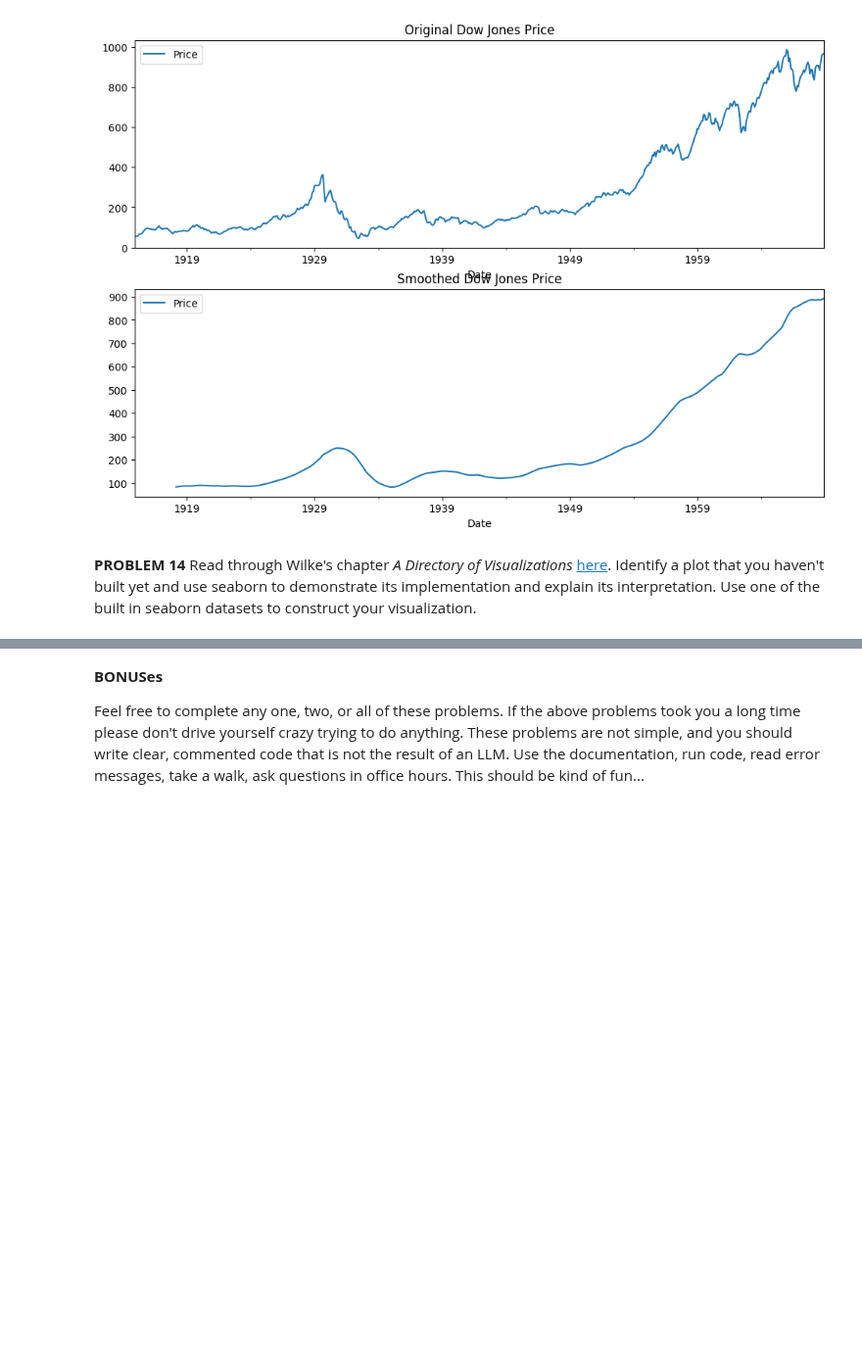
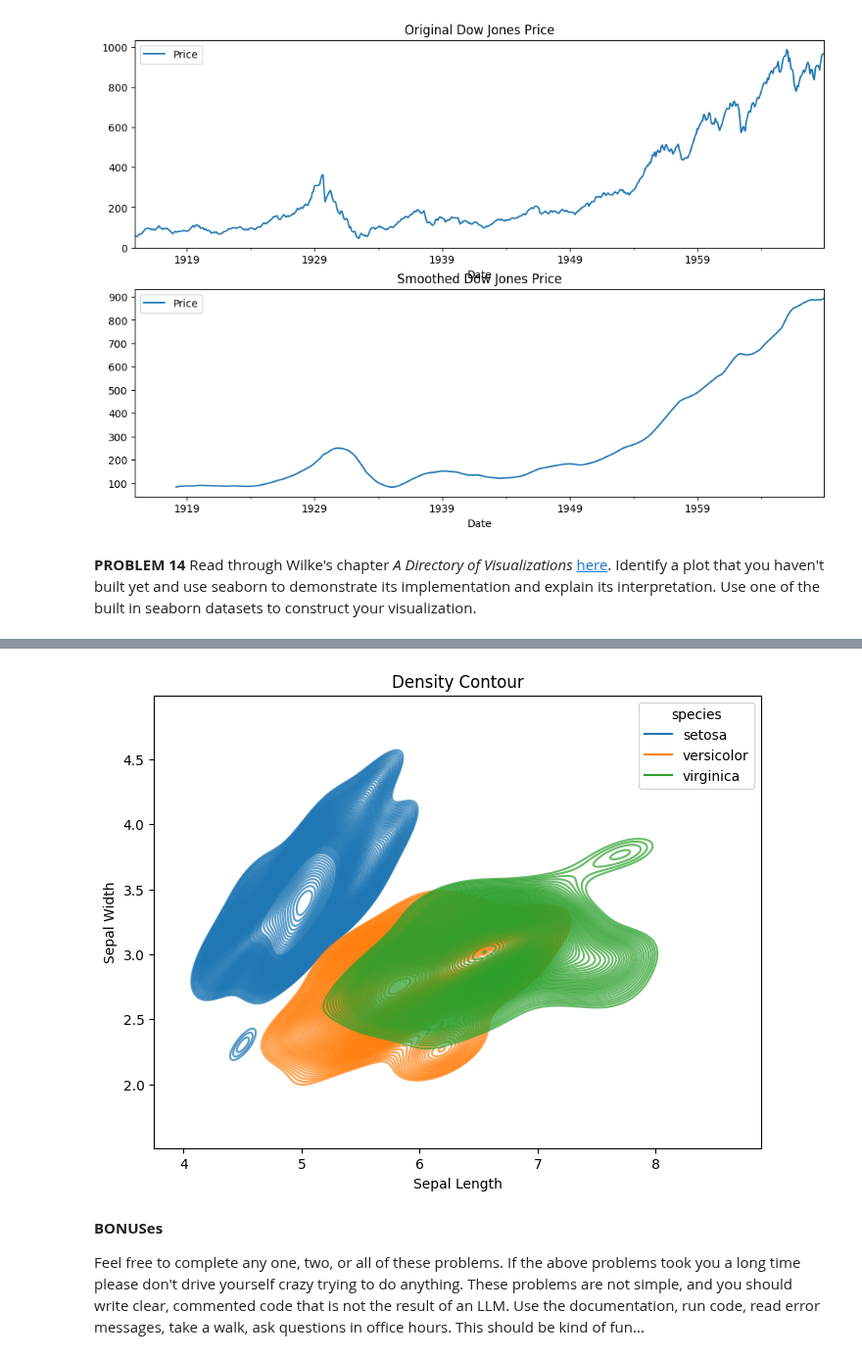
Before and after one commit to josepeon/python_dad_class, a Jupyter notebook: dad_homework_II.ipynb, the cells around one changed output, grey strips where cells are left out. Shown at 98% size. Cells and saved outputs as stored; diff of their text form; code cells hidden in the pictures; blank space fills up the shorter version.

```diff
--- a/dad_homework_II.ipynb
+++ b/dad_homework_II.ipynb
@@ -180,3 +178,6 @@ plt.show()
 [figure]
 # %% [markdown]
 **PROBLEM 14** Read through Wilke's chapter *A Directory of Visualizations* [here](https://clauswilke.com/dataviz/directory-of-visualizations.html).  Identify a plot that you haven't built yet and use seaborn to demonstrate its implementation and explain its interpretation.  Use one of the built in seaborn datasets to construct your visualization.
+# %%
+iris = sns.load_dataset("iris")
+iris.head()
@@ -183,3 +191,12 @@ plt.show()
+# %%
+plt.figure(figsize=(8, 6))
+sns.kdeplot(data=iris, x="sepal_length", y="sepal_width", hue="species", fill=False, thresh=0.1, levels=100,alpha=0.7)
+plt.title("Density Contour")
+plt.xlabel("Sepal Length")
+plt.ylabel("Sepal Width")
+plt.show()
+# %% [output]
+[figure, added]
 # %% [markdown]
 **BONUSes**
 
```
Also changed, not shown: parts of 2 cells of this notebook.
